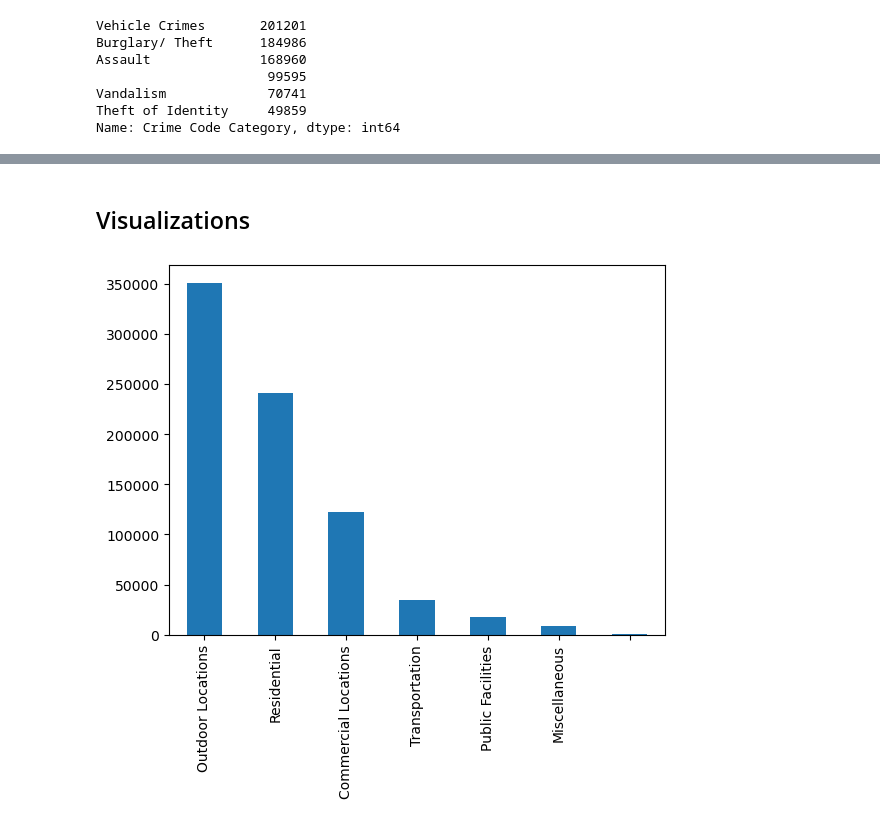
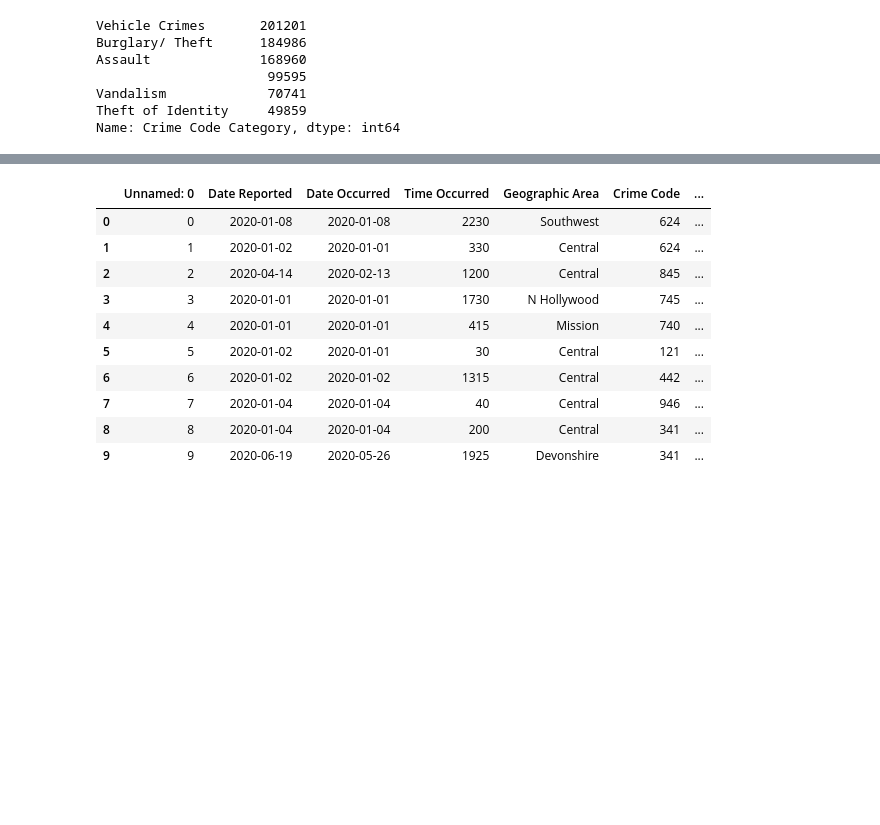
Before and after one commit to dominco5/project1, a Jupyter notebook: Code/dataset_grouping.ipynb, the cells around one changed output, grey strips where cells are left out. Cells and saved outputs as stored; diff of their text form; code cells hidden in the pictures; blank space fills up the shorter version.

```diff
--- a/Code/dataset_grouping.ipynb
+++ b/Code/dataset_grouping.ipynb
@@ -383,0 +461,30 @@ crime_data_copy.head()
+# %%
+#Creating interval bins and corresponding labels
+hours = list(range(0,2500, 100))
+labels = ["00:00 to 1:00",
+"1:00 to 2:00",
+"2:00 to 3:00",
+"3:00 to 4:00",
+"4:00 to 5:00",
+"5:00 to 6:00",
+"6:00 to 7:00",
+"7:00 to 8:00",
+"8:00 to 9:00",
+"9:00 to 10:00",
+"10:00 to 11:00",
+"11:00 to 12:00",
+"12:00 to 13:00",
+"13:00 to 14:00",
+"14:00 to 15:00",
+"15:00 to 16:00",
+"16:00 to 17:00",
+"17:00 to 18:00",
+"18:00 to 19:00",
+"19:00 to 20:00",
+"20:00 to 21:00",
+"21:00 to 22:00",
+"22:00 to 23:00",
+"23:00 to 24:00"]
+
+#Using pd.cut to group the "Time Occurred" data by the hour
+crime_data_copy["Hour Occurred"] = pd.cut(crime_data_copy["Time Occurred"], hours, labels=labels, include_lowest=True)
@@ -384 +511,15 @@ crime_data_copy.head()
+# %%
+crime_data_copy.head(10)
+# %% [output]
+|  | Unnamed: 0 | Date Reported | Date Occurred | Time Occurred | Geographic Area | Crime Code | ... |
+| 0 | 0 | 2020-01-08 | 2020-01-08 | 2230 | Southwest | 624 | ... |
+| 1 | 1 | 2020-01-02 | 2020-01-01 | 330 | Central | 624 | ... |
+| 2 | 2 | 2020-04-14 | 2020-02-13 | 1200 | Central | 845 | ... |
+| 3 | 3 | 2020-01-01 | 2020-01-01 | 1730 | N Hollywood | 745 | ... |
+| 4 | 4 | 2020-01-01 | 2020-01-01 | 415 | Mission | 740 | ... |
+| 5 | 5 | 2020-01-02 | 2020-01-01 | 30 | Central | 121 | ... |
+| 6 | 6 | 2020-01-02 | 2020-01-02 | 1315 | Central | 442 | ... |
+| 7 | 7 | 2020-01-04 | 2020-01-04 | 40 | Central | 946 | ... |
+| 8 | 8 | 2020-01-04 | 2020-01-04 | 200 | Central | 341 | ... |
+| 9 | 9 | 2020-06-19 | 2020-05-26 | 1925 | Devonshire | 341 | ... |
 # %%
@@ -387,8 +526,0 @@ crime_data_copy.to_csv("crime_grouped.csv")
-# %% [markdown]
-## Visualizations
-# %%
-premise_count = crime_data_copy["Premise Category"].value_counts().sort_values(ascending=False)
-
-premise_chart = premise_count.plot(kind='bar')
-# %% [output]
-[figure, removed]
```
Also changed, not shown: parts of 37 cells of this notebook.
